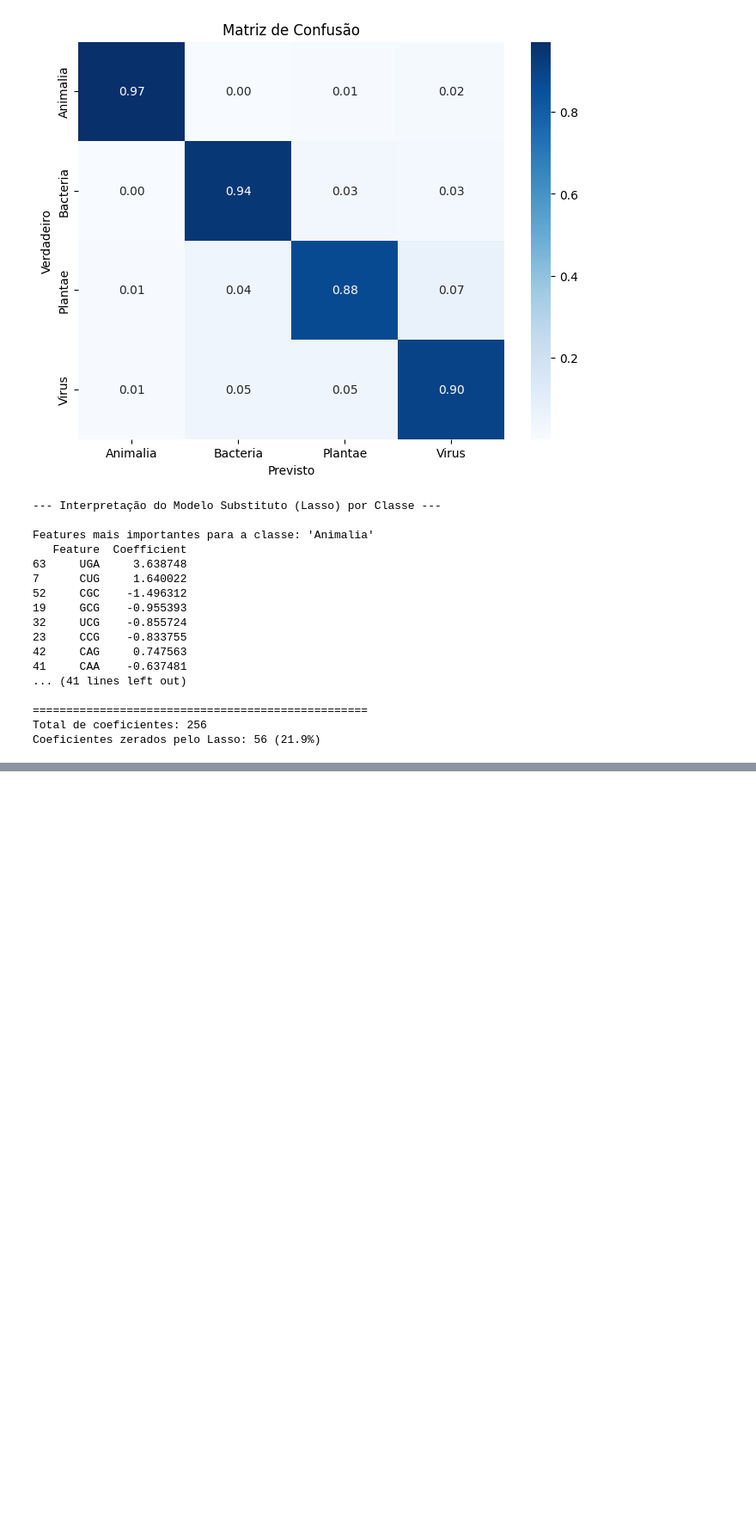
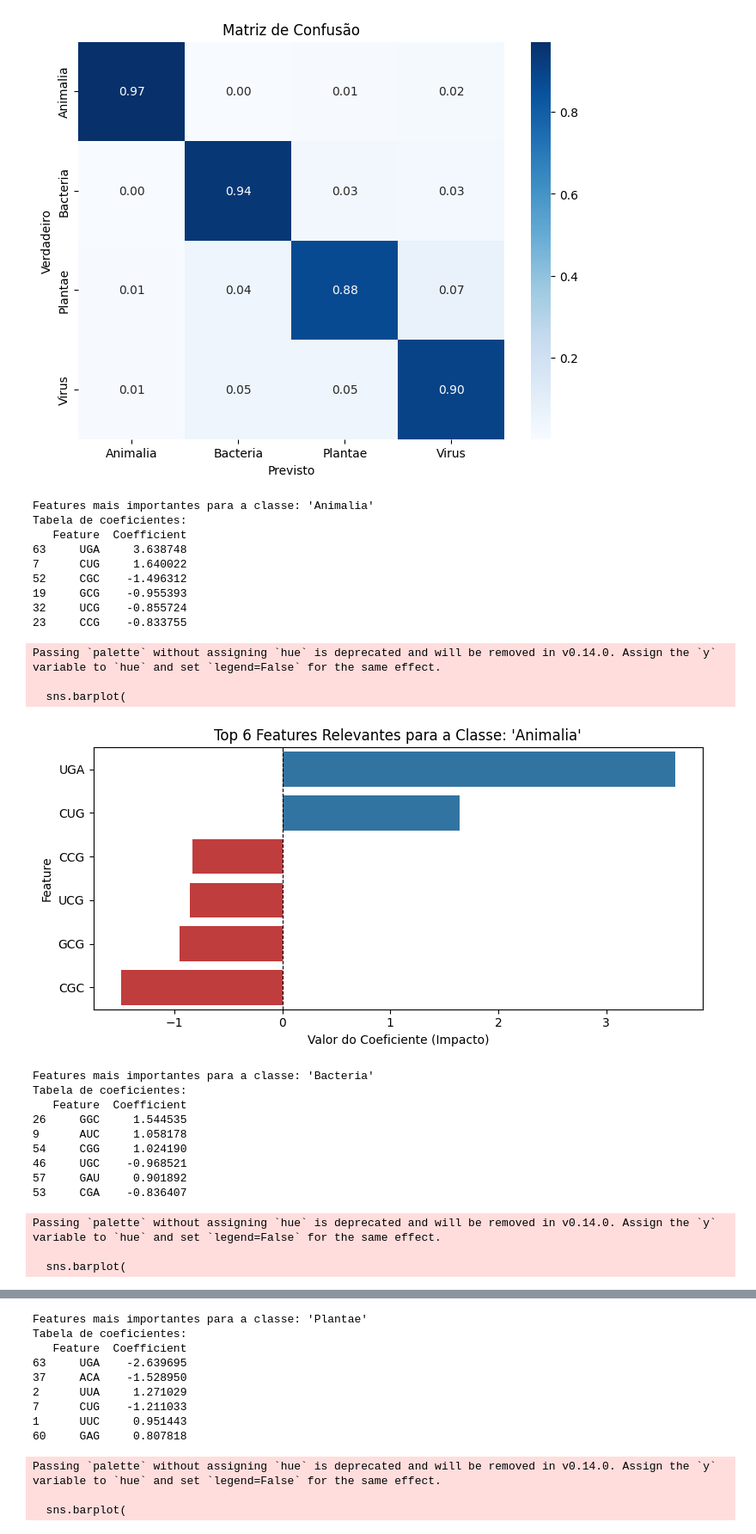
Before and after one commit to JVMergulho/model_interpretability_project, a Jupyter notebook: project1/global_xai.ipynb, the cells around one changed output, grey strips where cells are left out. Shown at 86% size. Drawn from its saved outputs; the diff is of its cells as text; code cells hidden in the pictures; blank space fills up the shorter version.

```diff
--- a/project1/global_xai.ipynb
+++ b/project1/global_xai.ipynb
@@ -138,53 +145,83 @@ plt.show()
 # Pegar os nomes das features
 feature_names = X_train.columns
 
-print("\n--- Interpretação do Modelo Substituto (Lasso) por Classe ---")
-
-# Iterar sobre os coeficientes e nomes de cada classe
 for class_name, coefs in zip(labels, surrogate_lr.coef_):
 
     print(f"\nFeatures mais importantes para a classe: '{class_name}'")
 
     # Criar o DataFrame
     coefficients_df = pd.DataFrame({
         'Feature': feature_names,
         'Coefficient': coefs
     })
 
     # Ordenar por valor absoluto
     coefficients_df['Abs_Coefficient'] = coefficients_df['Coefficient'].abs()
-    coefficients_df = coefficients_df.sort_values(by='Abs_Coefficient', ascending=False)
 
-    # Mostrar apenas as features que NÃO foram zeradas
-    # (ou o top 10, mesmo que sejam zero)
-    top_features = coefficients_df[coefficients_df['Abs_Coefficient'] > 0].head(10)
+    # Pegar o top 10 (ou menos) que NÃO foram zerados
+    top_features = coefficients_df[coefficients_df['Abs_Coefficient'] > 0].sort_values(
+        by='Abs_Coefficient', ascending=False
+    ).head(6)
 
     if top_features.empty:
         print("Nenhuma feature selecionada (regularização muito forte ou classe não informativa)")
     else:
+        # Imprimir a tabela (como no seu código original)
+        print("Tabela de coeficientes:")
         print(top_features.drop(columns='Abs_Coefficient'))
 
-# Contar o total de coeficientes zerados
+        # --- PLOTAGEM DO GRÁFICO DE BARRAS ---
+
+        # Reordenar os 10+ por valor (para um gráfico bonito)
+        plot_data = top_features.sort_values(by='Coefficient', ascending=False)
+
+        # Criar a paleta de cores: vermelho para negativo, azul para positivo
+        palette = ['#d62728' if c < 0 else '#1f77b4' for c in plot_data['Coefficient']]
+
+        plt.figure(figsize=(8, 4))
+        sns.barplot(
+            x='Coefficient',
+            y='Feature',
+            data=plot_data,
+            palette=palette
+        )
+
+        plt.title(f"Top 6 Features Relevantes para a Classe: '{class_name}'")
+        plt.xlabel("Valor do Coeficiente (Impacto)")
+        plt.ylabel("Feature")
+        plt.axvline(0, color='black', linewidth=0.8, linestyle='--') # Linha do zero
+        plt.tight_layout()
+        plt.show()
+
 total_coefs = surrogate_lr.coef_.size
 zero_coefs = (surrogate_lr.coef_ == 0).sum()
 print("\n" + "="*50)
+print("--- 3. Resumo da Regularização ---")
 print(f"Total de coeficientes: {total_coefs}")
 print(f"Coeficientes zerados pelo Lasso: {zero_coefs} ({zero_coefs/total_coefs:.1%})")
 # %% [output]
---- Interpretação do Modelo Substituto (Lasso) por Classe ---
-
 Features mais importantes para a classe: 'Animalia'
+Tabela de coeficientes:
    Feature  Coefficient
 63     UGA     3.638748
 7      CUG     1.640022
 52     CGC    -1.496312
 19     GCG    -0.955393
 32     UCG    -0.855724
 23     CCG    -0.833755
-42     CAG     0.747563
-41     CAA    -0.637481
-... (41 lines left out)
-
-==================================================
-Total de coeficientes: 256
-Coeficientes zerados pelo Lasso: 56 (21.9%)
+Passing `palette` without assigning `hue` is deprecated and will be removed in v0.14.0. Assign the `y` variable to `hue` and set `legend=False` for the same effect.
+
+  sns.barplot(
+[figure, added]
+Features mais importantes para a classe: 'Bacteria'
+Tabela de coeficientes:
+   Feature  Coefficient
+26     GGC     1.544535
+9      AUC     1.058178
+54     CGG     1.024190
+46     UGC    -0.968521
+57     GAU     0.901892
+53     CGA    -0.836407
+Passing `palette` without assigning `hue` is deprecated and will be removed in v0.14.0. Assign the `y` variable to `hue` and set `legend=False` for the same effect.
+
+  sns.barplot(
@@ -190,0 +229,12 @@ Coeficientes zerados pelo Lasso: 56 (21.9%)
+Features mais importantes para a classe: 'Plantae'
+Tabela de coeficientes:
+   Feature  Coefficient
+63     UGA    -2.639695
+37     ACA    -1.528950
+2      UUA     1.271029
+7      CUG    -1.211033
+1      UUC     0.951443
+60     GAG     0.807818
+Passing `palette` without assigning `hue` is deprecated and will be removed in v0.14.0. Assign the `y` variable to `hue` and set `legend=False` for the same effect.
+
+  sns.barplot(
```
Also changed, not shown: parts of 13 cells of this notebook.
